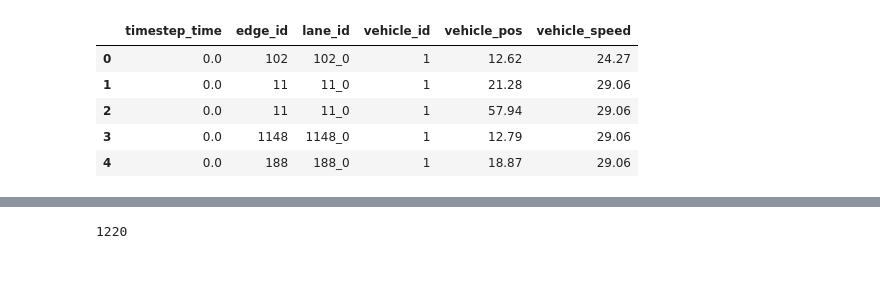
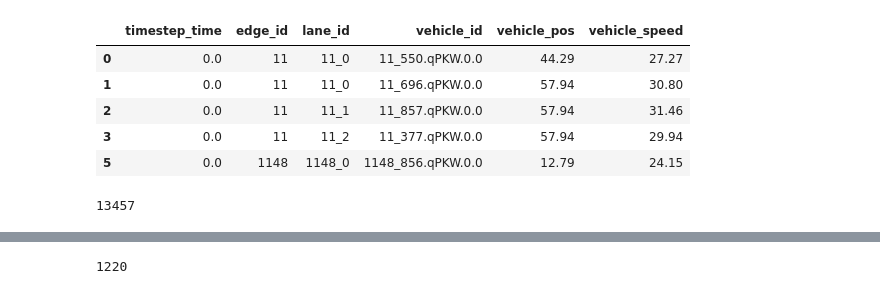
Before and after one commit to arnav-b/sensor-placement, a Jupyter notebook: processing.ipynb, the cells around one changed output, grey strips where cells are left out. Cells and saved outputs as stored; diff of their text form; code cells hidden in the pictures.

```diff
--- a/processing.ipynb
+++ b/processing.ipynb
@@ -15,13 +16,17 @@ data = data.drop(data[data["edge_id"].isna()].index.values)
 # %%
 data = data.drop(data[data.edge_id.str.startswith(':')].index.values)
-data["vehicle_speed"] = data["vehicle_speed"].fillna(0)
-data["vehicle_id"] = data["vehicle_id"].fillna(0).apply(lambda x: 1 if x != 0 else 0)
+data.head()
+# %% [output]
+|  | timestep_time | edge_id | lane_id | vehicle_id | vehicle_pos | vehicle_speed |
+| 0 | 0.0 | 11 | 11_0 | 11_550.qPKW.0.0 | 44.29 | 27.27 |
+| 1 | 0.0 | 11 | 11_0 | 11_696.qPKW.0.0 | 57.94 | 30.80 |
+| 2 | 0.0 | 11 | 11_1 | 11_857.qPKW.0.0 | 57.94 | 31.46 |
+| 3 | 0.0 | 11 | 11_2 | 11_377.qPKW.0.0 | 57.94 | 29.94 |
+| 5 | 0.0 | 1148 | 1148_0 | 1148_856.qPKW.0.0 | 12.79 | 24.15 |
+# %%
+data["vehicle_id"].nunique()
+# %% [output]
+13457
 # %%
-data.head()
+# data["vehicle_id"] = data["vehicle_id"].fillna(0).apply(lambda x: 1 if x != 0 else 0)
+# data.head()
-# %% [output]
-|  | timestep_time | edge_id | lane_id | vehicle_id | vehicle_pos | vehicle_speed |
-| 0 | 0.0 | 102 | 102_0 | 1 | 12.62 | 24.27 |
-| 1 | 0.0 | 11 | 11_0 | 1 | 21.28 | 29.06 |
-| 2 | 0.0 | 11 | 11_0 | 1 | 57.94 | 29.06 |
-| 3 | 0.0 | 1148 | 1148_0 | 1 | 12.79 | 29.06 |
-| 4 | 0.0 | 188 | 188_0 | 1 | 18.87 | 29.06 |
```
Also changed, not shown: parts of 19 cells of this notebook.
